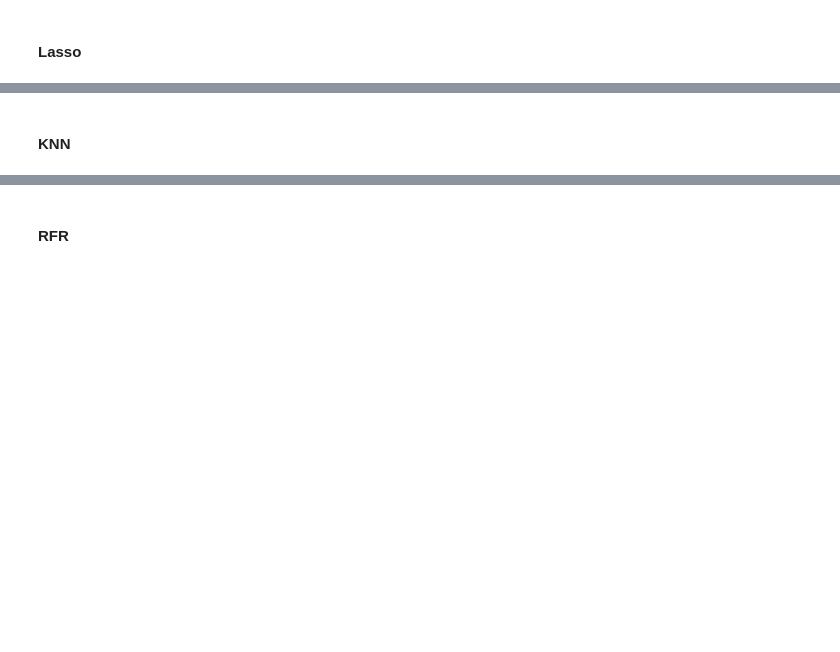
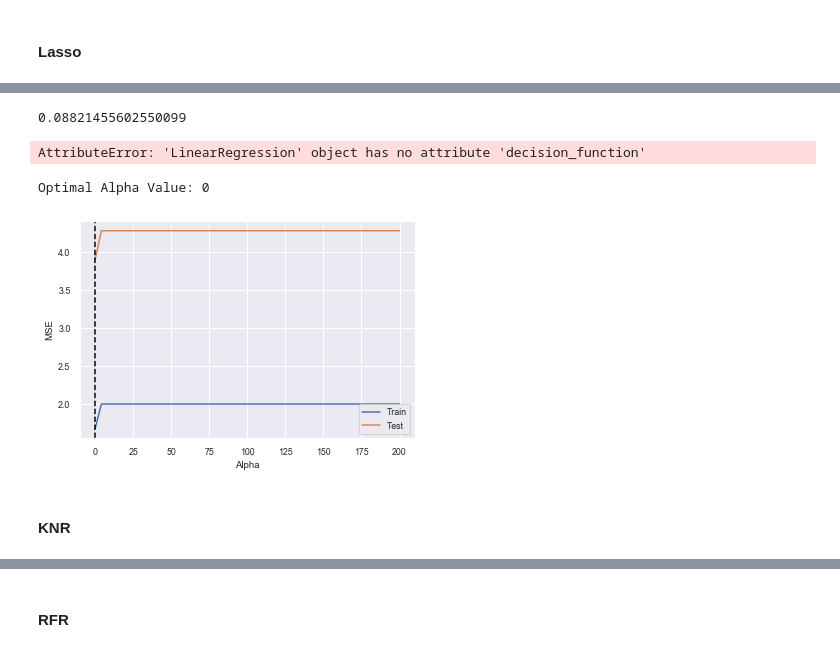
Before and after one commit to RCKettel/CapstoneProject, a Jupyter notebook: Notebooks/VideoGameSales.ipynb, the cells around one changed output, grey strips where cells are left out. Saved outputs shown, nothing was run; the diff lists cells and outputs as text; code cells hidden in the pictures; blank space fills up the shorter version.

```diff
--- a/Notebooks/VideoGameSales.ipynb
+++ b/Notebooks/VideoGameSales.ipynb
@@ -410,3 +451,81 @@ print(lasso.score(X_train_ohe_pca, y_train))
+# %%
+lasso.score(X_test_ohe_pca, y_test)
+# %% [output]
+0.08821455602550099
+# %%
+model_log = linreg.fit(X_train_ohe_pca, y_train)
+y_hat_test = linreg.predict(X_test_ohe_pca)
+
+# Import roc_curve, auc
+from sklearn.metrics import roc_curve, auc
+
+# Calculate the probability scores of each point in the training set
+y_train_score = model_log.decision_function(X_train_ohe_pca)
+
+# Calculate the fpr, tpr, and thresholds for the training set
+train_fpr, train_tpr, thresholds = roc_curve(y_train, y_train_score)
+
+# Calculate the probability scores of each point in the test set
+y_test_score = model_log.decision_function(X_test_ohe_pca)
+
+# Calculate the fpr, tpr, and thresholds for the test set
+test_fpr, test_tpr, test_thresholds = roc_curve(y_test, y_test_score)
+# %% [output]
+AttributeError: 'LinearRegression' object has no attribute 'decision_function'
+# %%
+sns.set_style('darkgrid', {'axes.facecolor': '0.9'})
+
+# ROC curve for training set
+plt.figure(figsize=(10, 8))
+lw = 2
+plt.plot(train_fpr, train_tpr, color='darkorange',
+         lw=lw, label='ROC curve')
+plt.plot([0, 1], [0, 1], color='navy', lw=lw, linestyle='--')
+plt.xlim([0.0, 1.0])
+plt.ylim([0.0, 1.05])
+plt.yticks([i/20.0 for i in range(21)])
+plt.xticks([i/20.0 for i in range(21)])
+plt.xlabel('False Positive Rate')
+plt.ylabel('True Positive Rate')
+plt.title('Receiver operating characteristic (ROC) Curve for Training Set')
+plt.legend(loc='lower right')
+print('Training AUC: {}'.format(auc(train_fpr, train_tpr)))
+plt.show()
+# %%
+train_mse = []
+test_mse = []
+alphas = []
+
+for alpha in np.linspace(0, 200, num=50):
+    lasso = Lasso(alpha=alpha)
+    lasso.fit(X_train_ohe_pca, y_train)
+
+    train_preds = lasso.predict(X_train_ohe_pca)
+    train_mse.append(mean_squared_error(y_train, train_preds))
+
+    test_preds = lasso.predict(X_test_ohe_pca)
+    test_mse.append(mean_squared_error(y_test, test_preds))
+
+    alphas.append(alpha)
+
+
+fig, ax = plt.subplots()
+ax.plot(alphas, train_mse, label='Train')
+ax.plot(alphas, test_mse, label='Test')
+ax.set_xlabel('Alpha')
+ax.set_ylabel('MSE')
+
+# np.argmin() returns the index of the minimum value in a list
+optimal_alpha = alphas[np.argmin(test_mse)]
+
+# Add a vertical line where the test MSE is minimized
+ax.axvline(optimal_alpha, color='black', linestyle='--')
+ax.legend();
+
+print(f'Optimal Alpha Value: {int(optimal_alpha)}')
+# %% [output]
+Optimal Alpha Value: 0
+[figure, added]
 # %% [markdown]
-#### KNN
+#### KNR
 # %%
```
Also changed, not shown: parts of 29 cells of this notebook, 9 other files.
